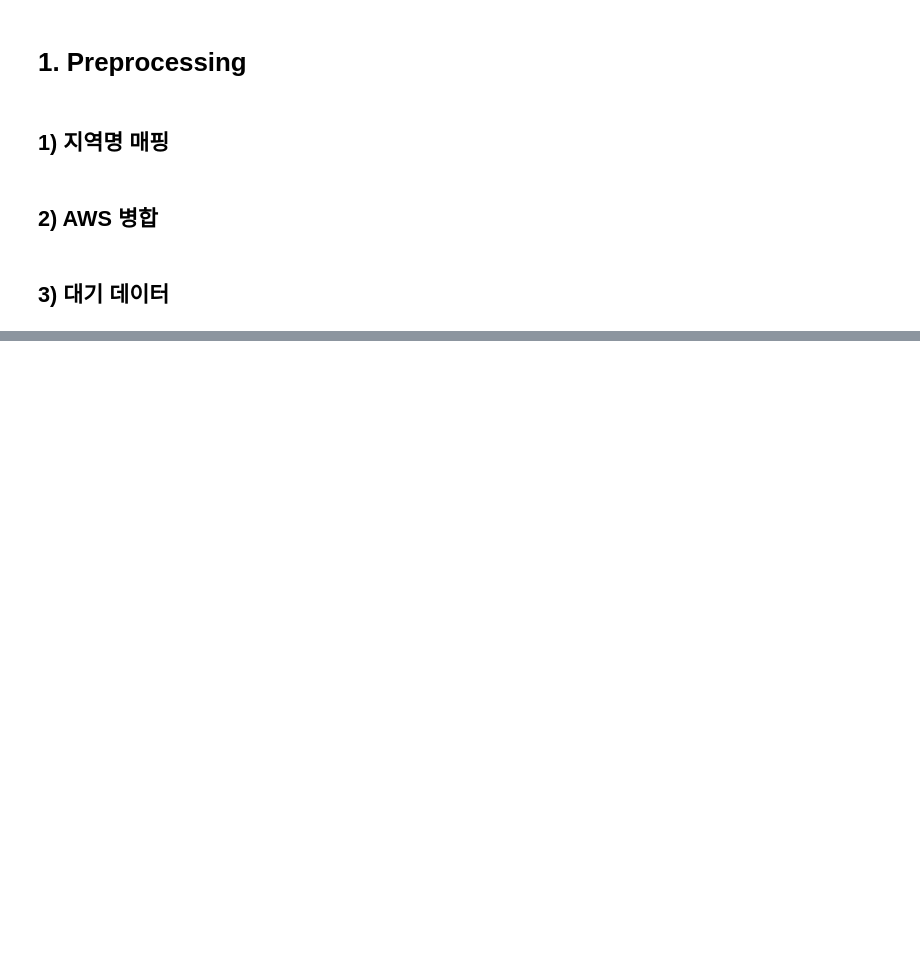
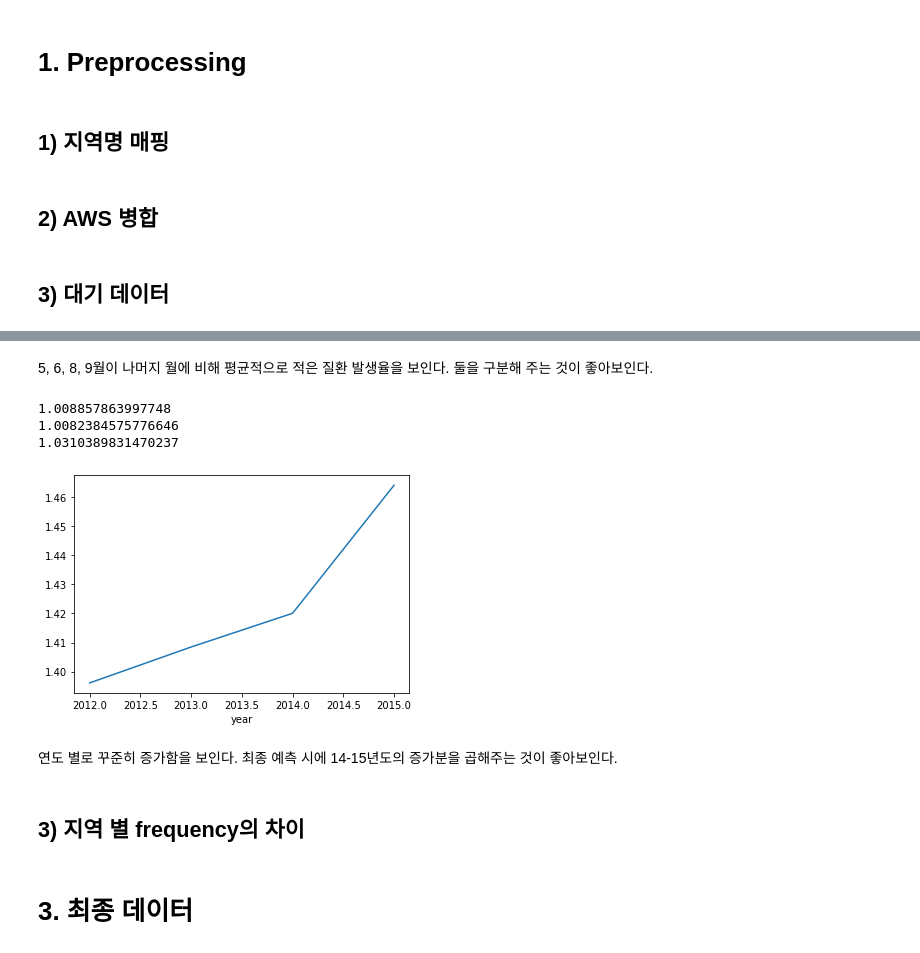
Before and after one commit to ohilikeit/2022-Weather-BigData, a Jupyter notebook: 윤지환/Preprocessing.ipynb, the cells around one changed output, grey strips where cells are left out. Drawn from its saved outputs; the diff is of its cells as text; code cells hidden in the pictures; blank space fills up the shorter version.

```diff
--- a/윤지환/Preprocessing.ipynb
+++ b/윤지환/Preprocessing.ipynb
@@ -242,0 +235,17 @@ plt.plot(wow[wow.values < 30].values)
+# %% [markdown]
+5, 6, 8, 9월이 나머지 월에 비해 평균적으로 적은 질환 발생율을 보인다. 둘을 구분해 주는 것이 좋아보인다.
+# %%
+year_frequency = data.groupby(['year'])['frequency'].mean()
+year_frequency.plot()
+print(year_frequency.values[1] / year_frequency.values[0])
+print(year_frequency.values[2] / year_frequency.values[1])
+print(year_frequency.values[3] / year_frequency.values[2])
+# %% [output]
+1.008857863997748
+1.0082384575776646
+1.0310389831470237
+[figure, added]
+# %% [markdown]
+연도 별로 꾸준히 증가함을 보인다. 최종 예측 시에 14-15년도의 증가분을 곱해주는 것이 좋아보인다.
+# %% [markdown]
+## 3) 지역 별 frequency의 차이
@@ -242,0 +281,2 @@ plt.plot(wow[wow.values < 30].values)
+# %% [markdown]
+# 3. 최종 데이터
```
Also changed, not shown: parts of 17 cells of this notebook, 1 other file.
